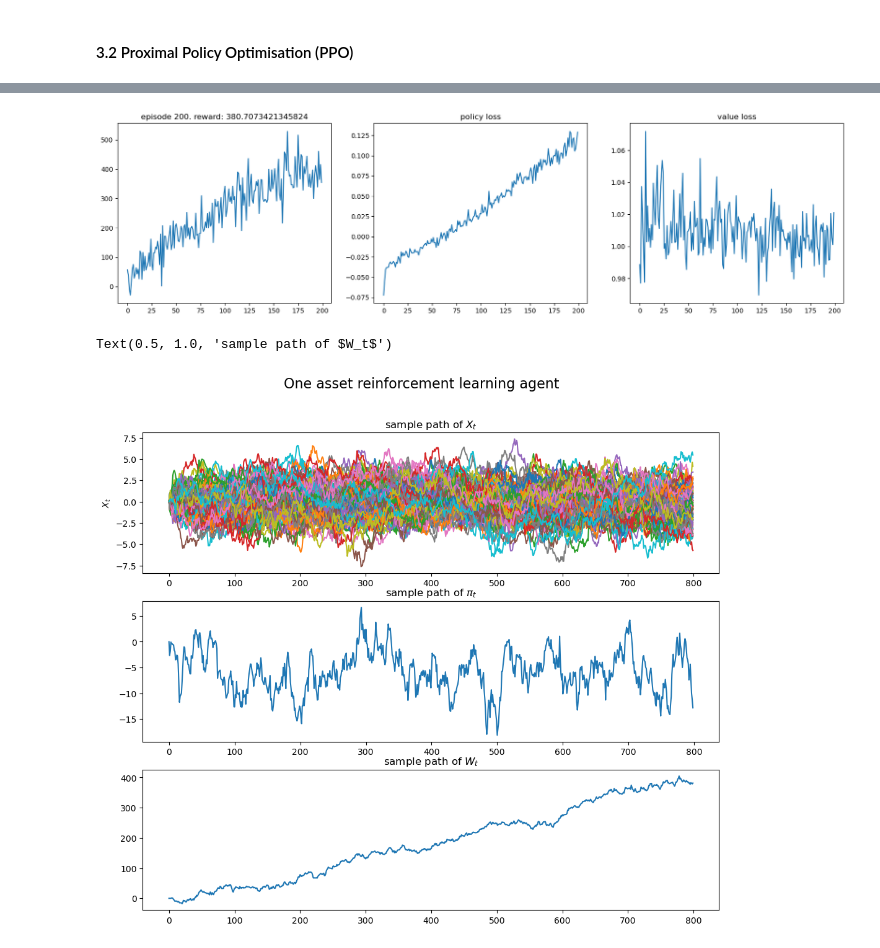
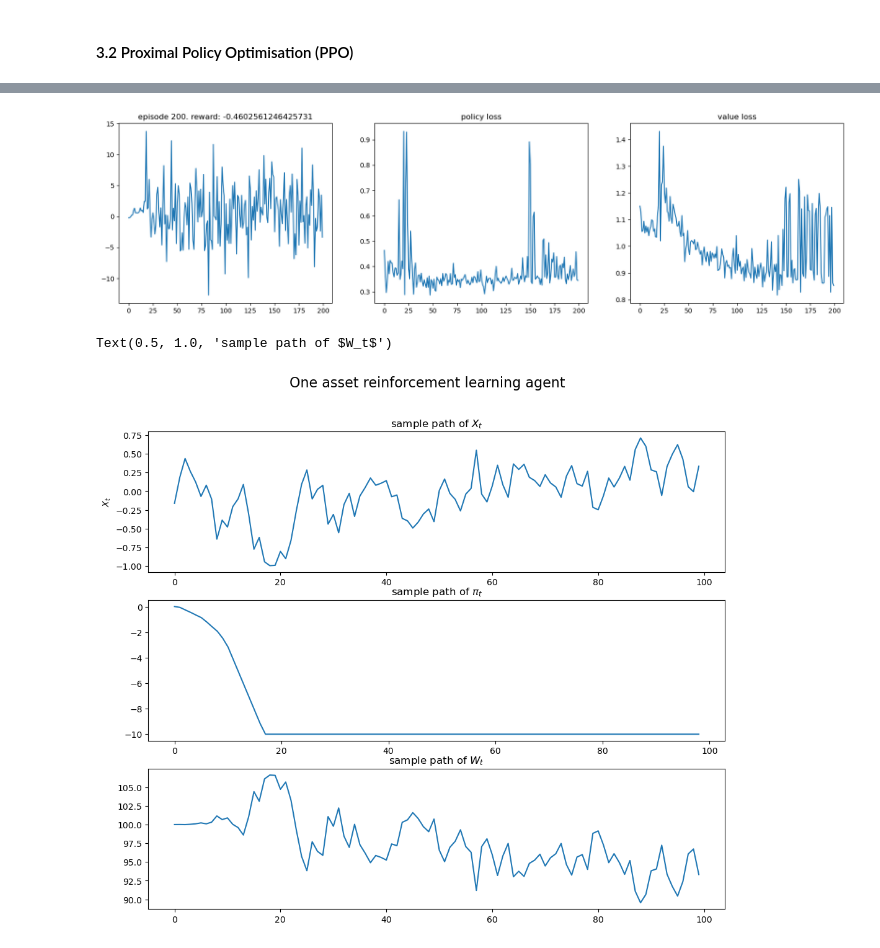
Before and after one commit to quintengeerts2000/MasterThesis-DRL_applications_to_stat_arb, a Jupyter notebook: monte_carlo_simulators/OU_stoch_control.ipynb, the cells around one changed output, grey strips where cells are left out. Cells and saved outputs as stored; diff of their text form; code cells hidden in the pictures.

```diff
--- a/monte_carlo_simulators/OU_stoch_control.ipynb
+++ b/monte_carlo_simulators/OU_stoch_control.ipynb
@@ -21,9 +21,9 @@ from scipy.integrate import odeint
 ### Part 1: Monte carlo simulations of high dimensional Ornstein-Uhlenbeck processes
 # %%
 # Same parameters are used as in the paper
-N       = 100
+N       = 1
 T       = 40
-L       = 800
+L       = 1000
 delta_t = T/L
 theta   = np.diag(np.random.normal(0.5, 0.1, N))
 mu      = np.zeros((N,1))
@@ -406,8 +406,8 @@ plt.show()
 # %%
 p = np.ones(N)
 process  = ornstein_uhlenbeck_process(theta,mu,sigma,delta_t)
-test_env = TradingEnvironment(process,T,0,p)
-test_env.eval()
+test_env = TradingEnvironment(process,T,0,p, mode='portfolio')
+test_env.reset()
 
 done = False
 while not done:
@@ -486,13 +562,13 @@ for episode in range(1, MAX_EPISODES+1):
 # %%
 MAX_EPISODES = 200
 LEARNING_RATE = 0.0001
-DISCOUNT_FACTOR = 0
+DISCOUNT_FACTOR = 0.99
 N_TRIALS = 25
 PPO_STEPS = 10
-PPO_CLIP = 0.2
+PPO_CLIP = 0.1
 
-INPUT_DIM  = N #2 * N + 1# first N input values is X_t and the next is pi_t
-HIDDEN_DIM = 1000#2*N+1
+INPUT_DIM  = 2*N # first N input values is X_t and the next is pi_t
+HIDDEN_DIM = 100  #2*N+1
 OUTPUT_DIM_ACTOR = N
 OUTPUT_DIM_CRITIC = 1
 
@@ -503,14 +579,12 @@ test_rewards = []
 
 process = ornstein_uhlenbeck_process(theta,mu,sigma,delta_t)
 r = 0
-train_env = TradingEnvironment(process,T,r,p)
-train_env.eval()
-eval_env = TradingEnvironment(process,T,r,p)
-eval_env.eval()
+train_env = TradingEnvironment(process,T,r,p,mode='intensity', max_pi=10, max_change=5)
+eval_env = TradingEnvironment(process,T,r,p,mode='intensity', max_pi=10, max_change=5)
 
 # init agent
-actor = PolicyModel(INPUT_DIM, HIDDEN_DIM, OUTPUT_DIM_ACTOR,dropout=0)
-critic = ValueModel(INPUT_DIM, HIDDEN_DIM, OUTPUT_DIM_CRITIC, dropout=0)
+actor = PolicyModel(INPUT_DIM, HIDDEN_DIM, OUTPUT_DIM_ACTOR,dropout=0.3)
+critic = ValueModel(INPUT_DIM, HIDDEN_DIM, OUTPUT_DIM_CRITIC, dropout=0.3)
 agent = ActorCritic(actor, critic)
 agent.apply(init_weights)
 optimizer = optim.Adam(agent.parameters(), lr = LEARNING_RATE)
@@ -533,31 +607,32 @@ for episode in range(1, MAX_EPISODES+1):
 
     plot(episode, test_rewards, policy_losses, value_losses)
 # %% [output]
-[figure, old version]
+[figure, new version]
 # %%
-state = train_env.reset()
+state, _ = train_env.reset()
 done = False
 val_predictions = []
 while not done:
-    state = torch.FloatTensor(state[:N]).unsqueeze(0)
-    #state = torch.FloatTensor(state).unsqueeze(0) #TODO: change state
+    #state = torch.FloatTensor(state[:N]).unsqueeze(0)
+    state = torch.cat((torch.FloatTensor(state['values']),torch.FloatTensor(state['portfolio']))).unsqueeze(0)
+
 
     action, _, value_pred = agent.forward(state)
     val_predictions.append(value_pred.detach().item())
     state, reward, done, _ = train_env.step(action.detach().numpy())
 
 fig, ax = plt.subplots(3,1,figsize=(12,10))
 fig.suptitle('One asset reinforcement learning agent', fontsize=16, y = 0.97)
 # plot a sample path of the wealth
 ax[0].plot(train_env.X.transpose())
 ax[0].set_title(r'sample path of $X_t$')
 ax[0].set_ylabel(r'$X_t$')
 #ax[0].set_xlabel('Time')
-ax[1].plot(np.array(train_env.alloc).sum(axis=2).reshape(-1))
+ax[1].plot(np.array(train_env.alloc).sum(axis=1).reshape(-1))
 ax[1].set_title(r'sample path of $\pi_t$')
 
 ax[2].plot(train_env.W)
 ax[2].set_title(r'sample path of $W_t$')
 # %% [output]
 Text(0.5, 1.0, 'sample path of $W_t$')
-[figure, old version]
+[figure, new version]
```
Also changed, not shown: parts of 16 cells of this notebook, 2 other files.
